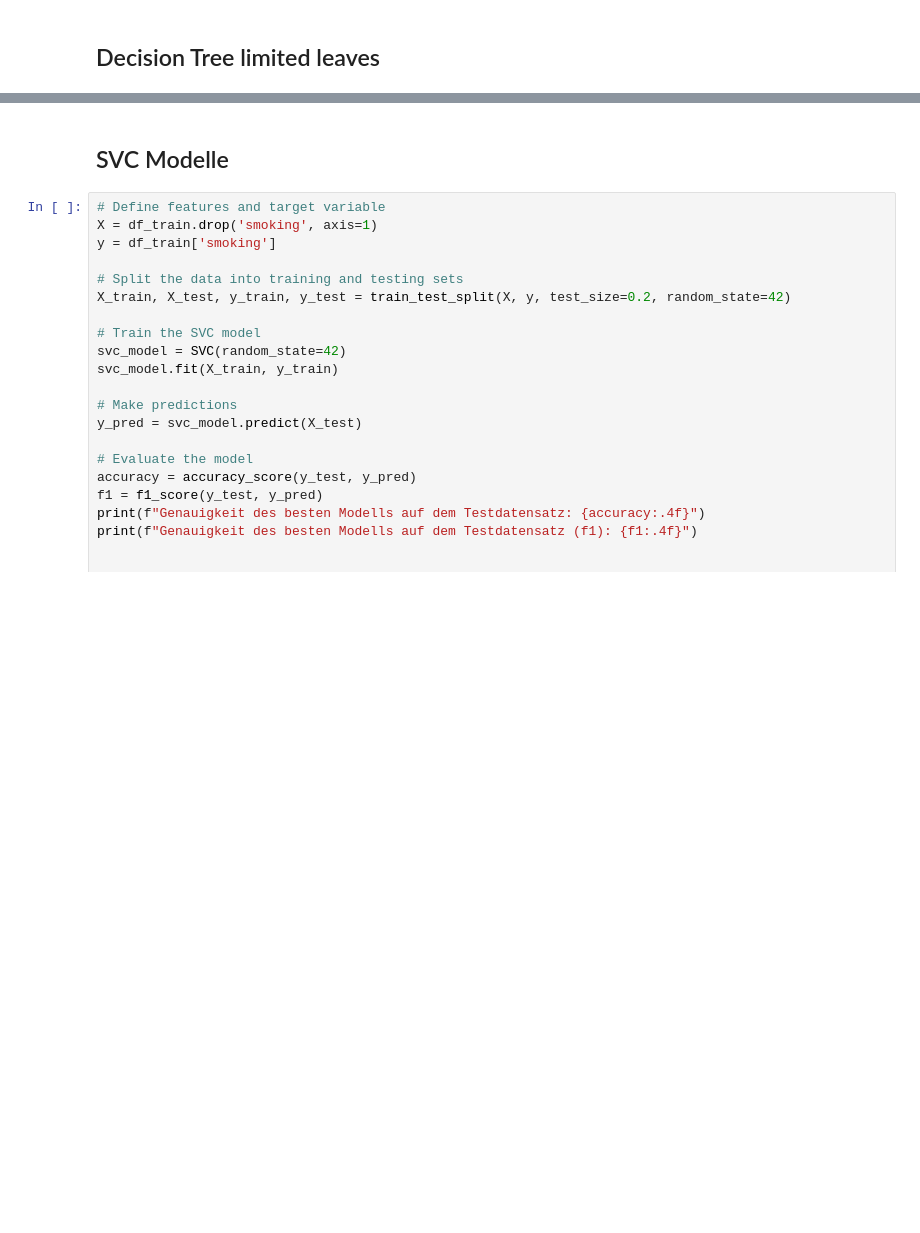
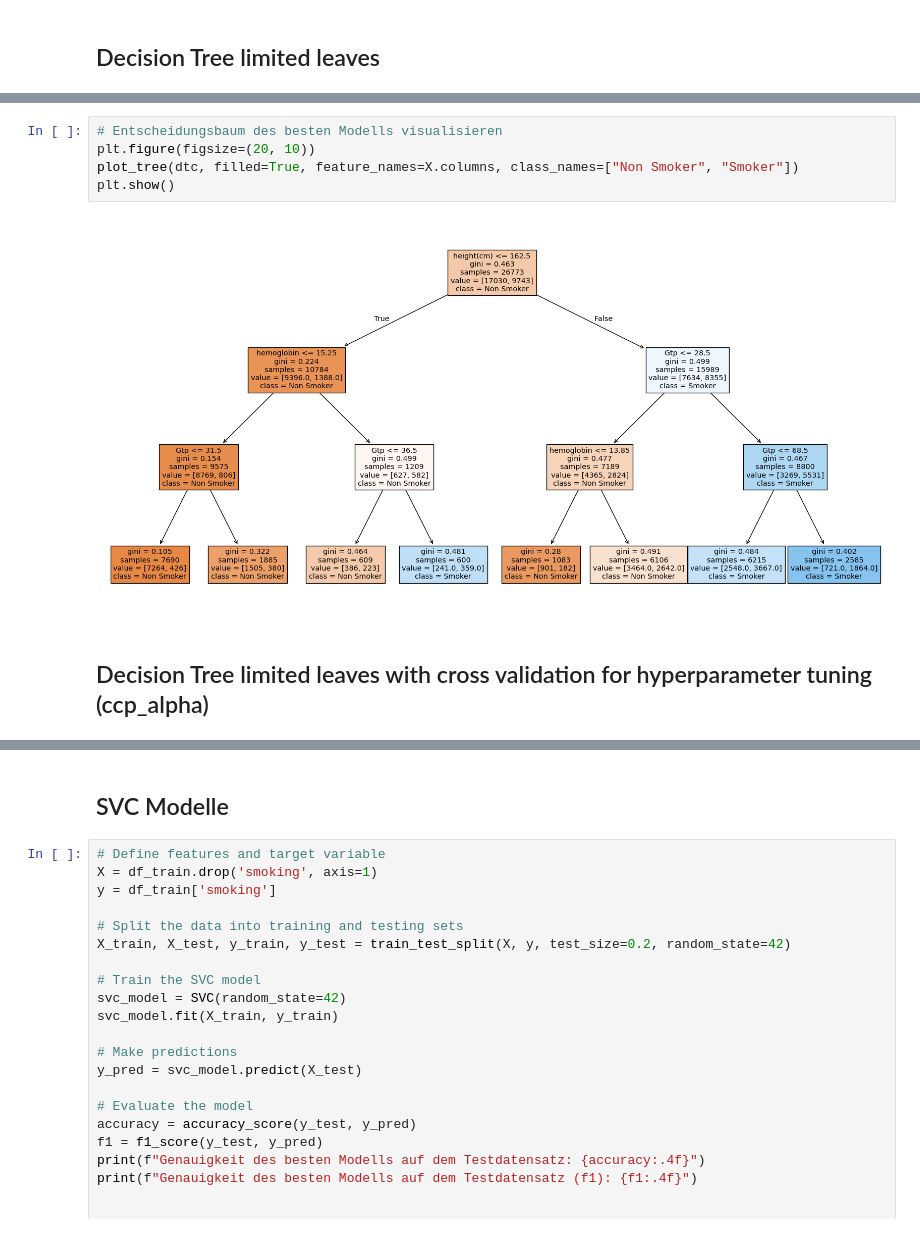
Before and after one commit to jonaRumberg/datascienceportfolio, a Jupyter notebook: smoker-models.ipynb, the cells around one changed output, grey strips where cells are left out. Drawn from its saved outputs; the diff is of its cells as text; blank space fills up the shorter version.

```diff
--- a/smoker-models.ipynb
+++ b/smoker-models.ipynb
@@ -124 +349,10 @@ plot_tree(dtc)
+# %%
+# Entscheidungsbaum des besten Modells visualisieren
+plt.figure(figsize=(20, 10))
+plot_tree(dtc, filled=True, feature_names=X.columns, class_names=["Non Smoker", "Smoker"])
+plt.show()
+# %% [output]
+[figure, added]
+# %% [markdown]
+## Decision Tree limited leaves with cross validation for hyperparameter tuning (ccp_alpha)
 # %%
```
Also changed, not shown: parts of 17 cells of this notebook.
